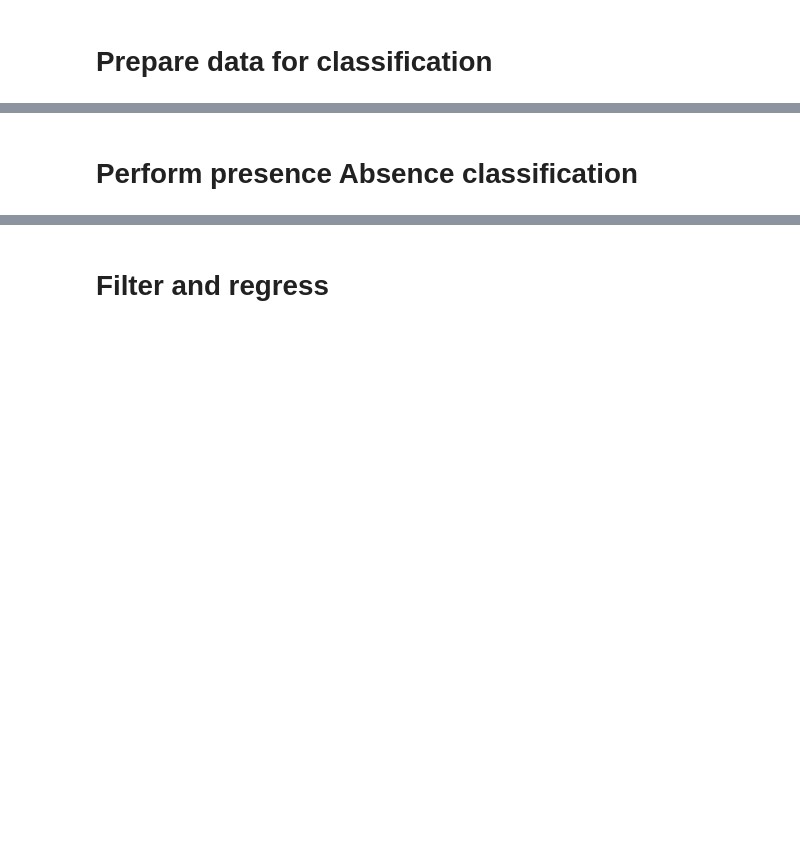
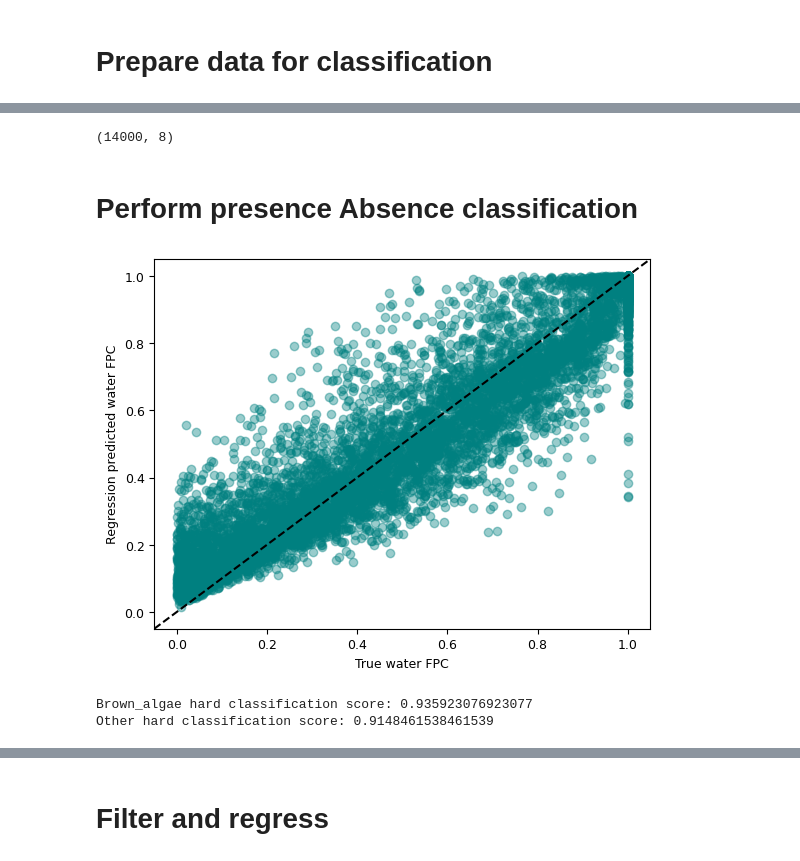
Before and after one commit to uqgrowan/Spectral-Separability-Analysis, a Jupyter notebook: unmixing.ipynb, the cells around one changed output, grey strips where cells are left out. Saved outputs shown, nothing was run; the diff lists cells and outputs as text; code cells hidden in the pictures; blank space fills up the shorter version.

Commit message:
added reload and clean up
added model reload, Fixed export after Sigmoid failed.

```diff
--- a/unmixing.ipynb
+++ b/unmixing.ipynb
@@ -530,3 +543,13 @@ pixel_fpcs.columns = columns
+# %%
+# Follow normal workflow for unseen data
+valid_sim_pix = np.load(sim_pix_directory + "unseen_pixels.npy")
+valid_pixel_fpcs = pd.DataFrame(np.load(sim_pix_directory + "unseen_pixel_fpcs.npy"))
+valid_endmember_indices = np.load(sim_pix_directory + "unseen_pixel_endmembers.npy")
+valid_pixel_fpcs.columns = columns
+
+valid_sim_pix.shape
+# %% [output]
+(14000, 8)
 # %%
 # Extract PCA components and transform dataset
 deco = PCA(min(sim_pix.shape[1], 25))
@@ -566,8 +589,12 @@ RF_regressor_params = {
     "max_samples" : 0.5,
     }
 # %%
-pipe = unmix.UnmixPixels(x_train, y_train, x_test, y_test, presence_absence_thresh= 0.2, reload = True, reload_dict= reload_dict)
+pipe = unmix.UnmixPixels(x_train, y_train, x_test, y_test, presence_absence_thresh= 0.2, reload = reload, reload_dict= reload_dict)
 presence_probas, water_pred = pipe.classify_presence(classifier_params= RF_classifier_params, regressor_params= RF_regressor_params, plot = "water")
+# %% [output]
+[figure, added]
+Brown_algae hard classification score: 0.935923076923077
+Other hard classification score: 0.9148461538461539
 # %%
 # Store classifications and water reg results
 train_probas = pd.DataFrame({k : v for k, v in presence_probas["train"].items()})
```
Also changed, not shown: parts of 18 cells of this notebook, 3 other files.
